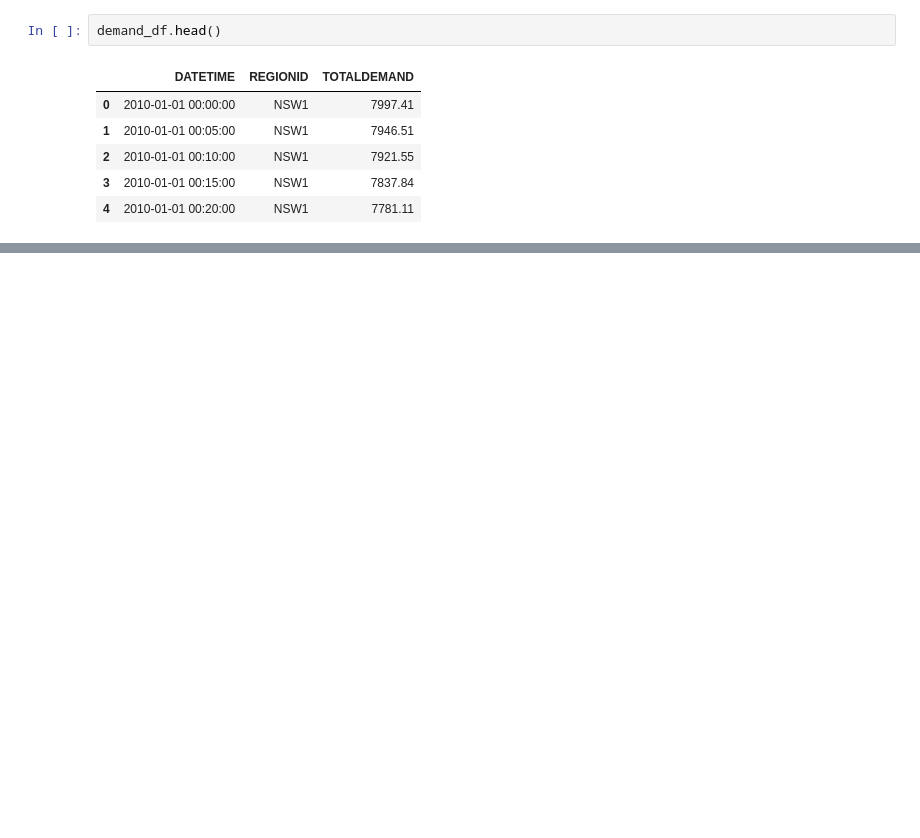
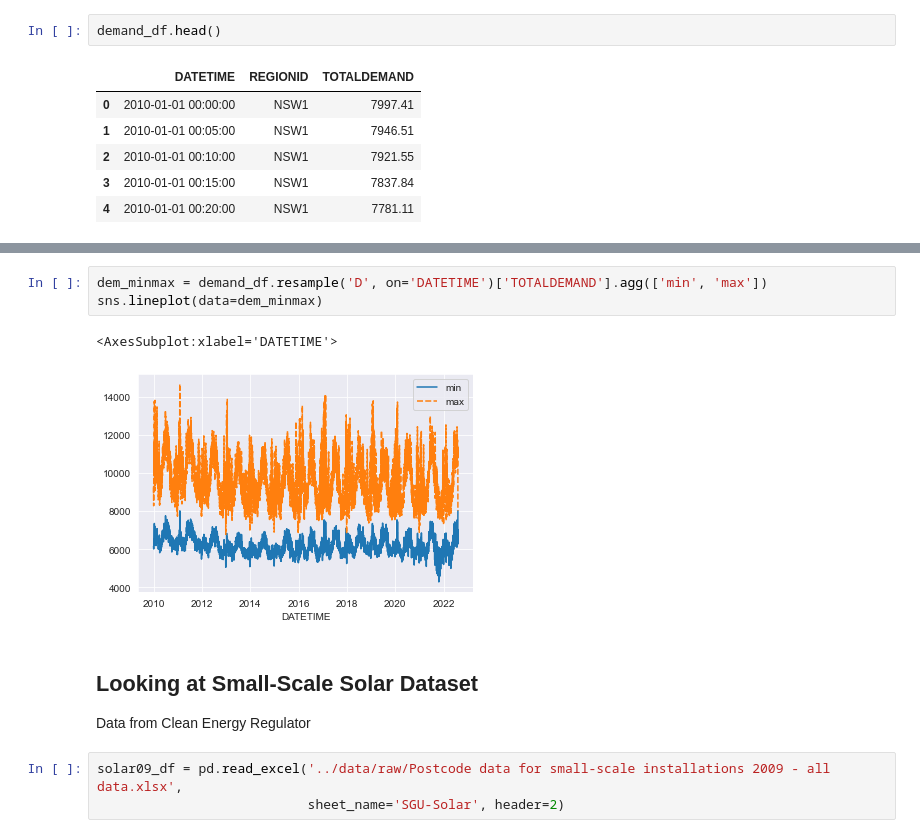
Before and after one commit to dmc-au/Team-A---Impacts-of-Household-PV-on-Grid-Demand, a Jupyter notebook: src/sam_eda.ipynb, the cells around one changed output, grey strips where cells are left out. Cells and saved outputs as stored; diff of their text form; blank space fills up the shorter version.

```diff
--- a/src/sam_eda.ipynb
+++ b/src/sam_eda.ipynb
@@ -24,0 +42,12 @@ dtype: object
+# %%
+dem_minmax = demand_df.resample('D', on='DATETIME')['TOTALDEMAND'].agg(['min', 'max'])
+sns.lineplot(data=dem_minmax)
+# %% [output]
+<AxesSubplot:xlabel='DATETIME'>
+[figure, added]
+# %% [markdown]
+## Looking at Small-Scale Solar Dataset
+Data from Clean Energy Regulator
+# %%
+solar09_df = pd.read_excel('../data/raw/Postcode data for small-scale installations 2009 - all data.xlsx',
+                           sheet_name='SGU-Solar', header=2)
```
Also changed, not shown: parts of 18 cells of this notebook.
